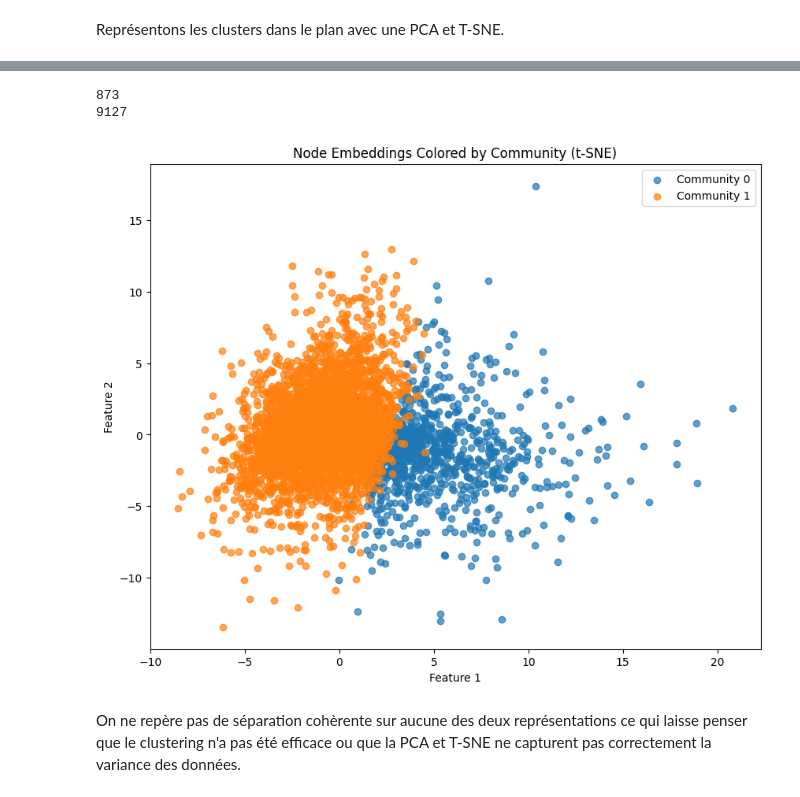
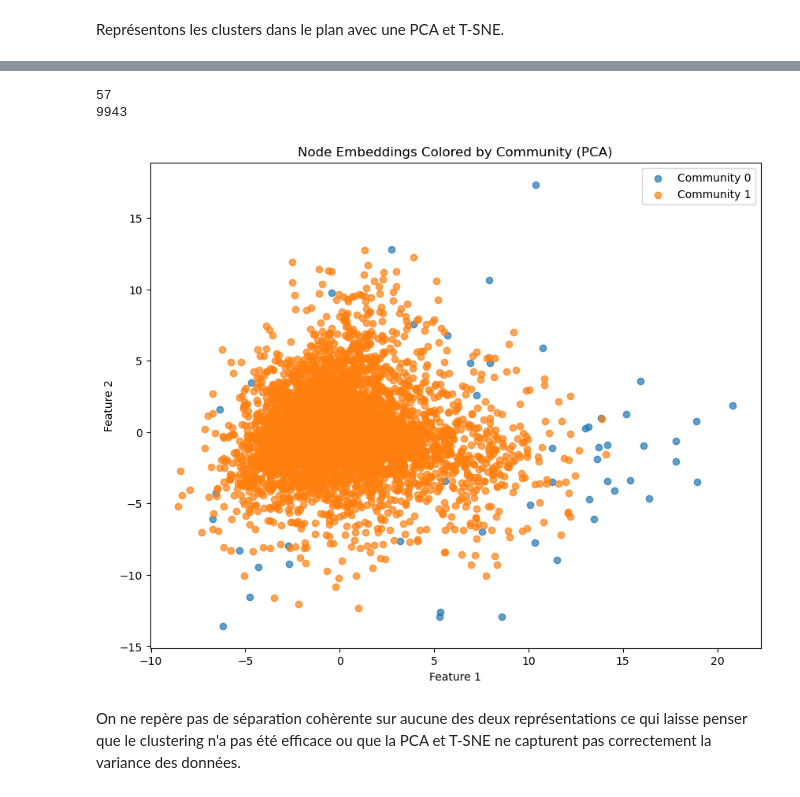
Before and after one commit to Wanadou/graph_mining, a Jupyter notebook: node2vec.ipynb, the cells around one changed output, grey strips where cells are left out. Saved outputs shown, nothing was run; the diff lists cells and outputs as text; code cells hidden in the pictures.

```diff
--- a/node2vec.ipynb
+++ b/node2vec.ipynb
@@ -228,7 +253,4 @@ Je ne suis pas sûr que cette représentation nous apporte quoi que ce soit parc
 # %%
-pca = PCA(n_components=2)
-pca_result = pca.fit_transform(embeddings_list)
-
 num_clusters = len(set(final_cluster_labels_KMeans))
 
 
@@ -240,15 +262,32 @@ for i in range(num_clusters):
     print(len(indices))
     plt.scatter(pca_result[indices, 0], pca_result[indices, 1], label=f"Community {i}", alpha=0.7)
 
-plt.title('Node Embeddings Colored by Community (t-SNE)')
+plt.title('Node Embeddings Colored by Community (PCA)')
 plt.xlabel('Feature 1')
 plt.ylabel('Feature 2')
 plt.legend()
 plt.show()
-# %% [output]
-873
-9127
-[figure, removed]
+# %%
+num_clusters = len(set(final_cluster_labels_DBSCAN))
+
+final_cluster_labels_DBSCAN = np.array(final_cluster_labels_DBSCAN)
+
+# Plot the nodes with colors representing their community assignments
+plt.figure(figsize=(10, 8))
+for i in range(num_clusters):
+    indices = np.where(final_cluster_labels_DBSCAN == i)[0]
+    print(len(indices))
+    plt.scatter(pca_result[indices, 0], pca_result[indices, 1], label=f"Community {i}", alpha=0.7)
+
+plt.title('Node Embeddings Colored by Community (PCA)')
+plt.xlabel('Feature 1')
+plt.ylabel('Feature 2')
+plt.legend()
+plt.show()
+# %% [output]
+57
+9943
+[figure, added]
 # %% [markdown]
 On ne repère pas de séparation cohèrente sur aucune des deux représentations ce qui laisse penser que le clustering n'a pas été efficace ou que la PCA et T-SNE ne capturent pas correctement la variance des données.
 # %%
```
Also changed, not shown: parts of 8 cells of this notebook, 1 other file.
